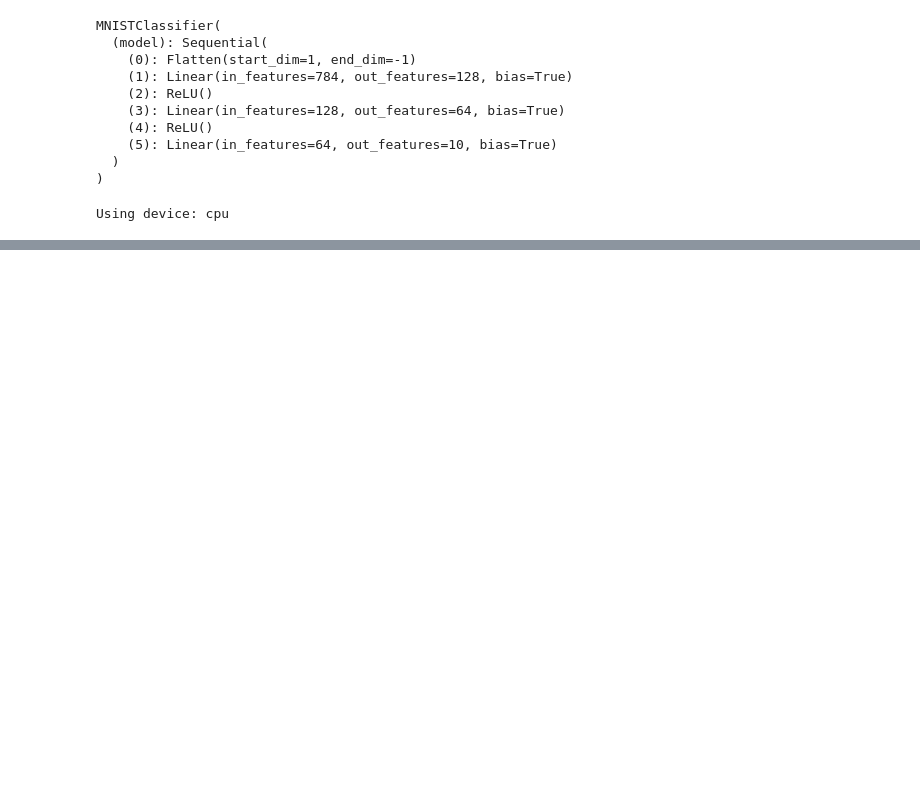
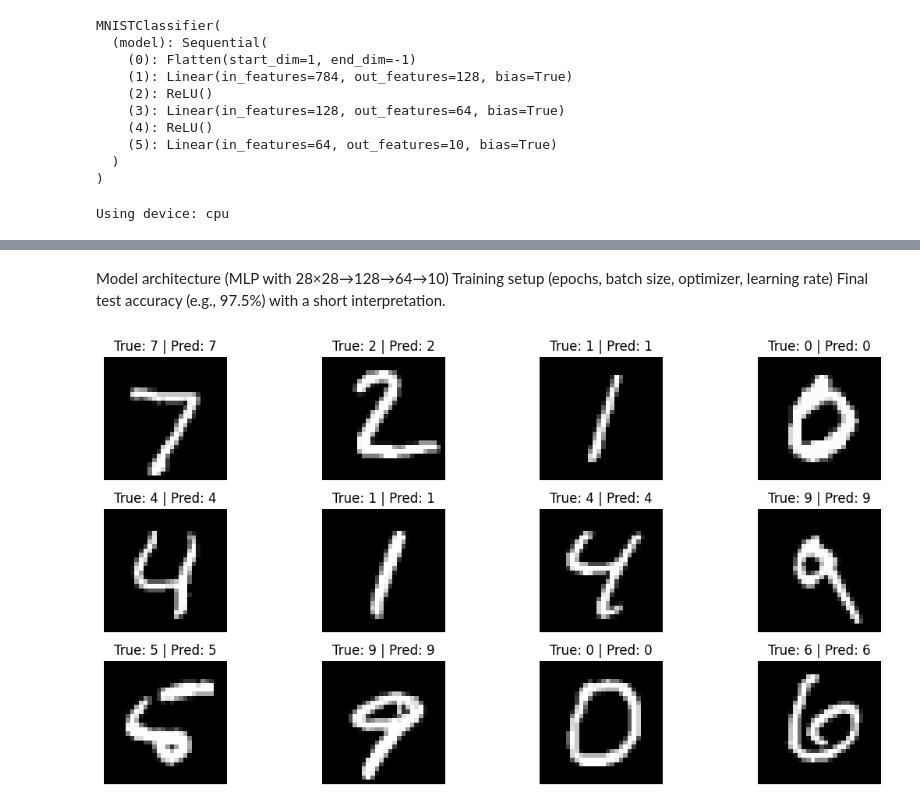
Before and after one commit to mmoran90/mnist-pytorch-classifier, a Jupyter notebook: notebooks/mnist_exploration.ipynb, the cells around one changed output, grey strips where cells are left out. Cells and saved outputs as stored; diff of their text form; code cells hidden in the pictures; blank space fills up the shorter version.

Commit message:
completed model + eval + visuals for output

```diff
--- a/notebooks/mnist_exploration.ipynb
+++ b/notebooks/mnist_exploration.ipynb
@@ -113,0 +213,27 @@ Using device: cpu
+# %% [markdown]
+Model architecture (MLP with 28×28→128→64→10)
+Training setup (epochs, batch size, optimizer, learning rate)
+Final test accuracy (e.g., 97.5%) with a short interpretation.
+# %%
+# visualize model predictions for correct predictions
+model.eval()
+
+images, labels = next(iter(test_loader))
+images, labels = images.to(device), labels.to(device)
+
+with torch.no_grad():
+    outputs = model(images)
+    predictions = torch.argmax(outputs, dim=1)
+
+plt.figure(figsize=(12, 6))
+
+for i in range(12):
+    plt.subplot(3, 4, i + 1)
+    plt.imshow(images[i].cpu().squeeze(), cmap="gray")
+    plt.title(f"True: {labels[i].item()} | Pred: {predictions[i].item()}")
+    plt.axis("off")
+
+plt.tight_layout()
+plt.show()
+# %% [output]
+[figure, added]
```
Also changed, not shown: parts of 12 cells of this notebook.
